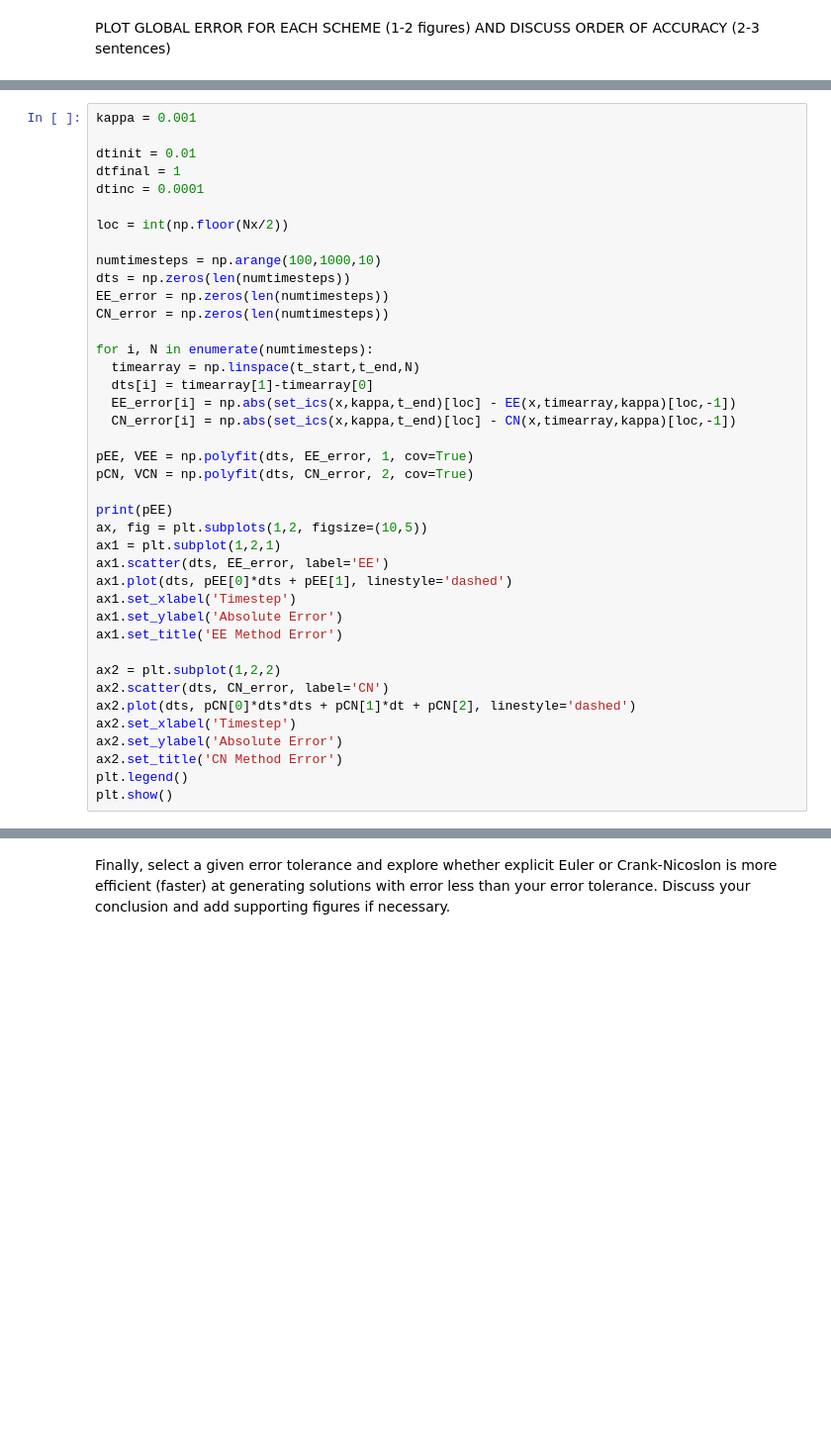
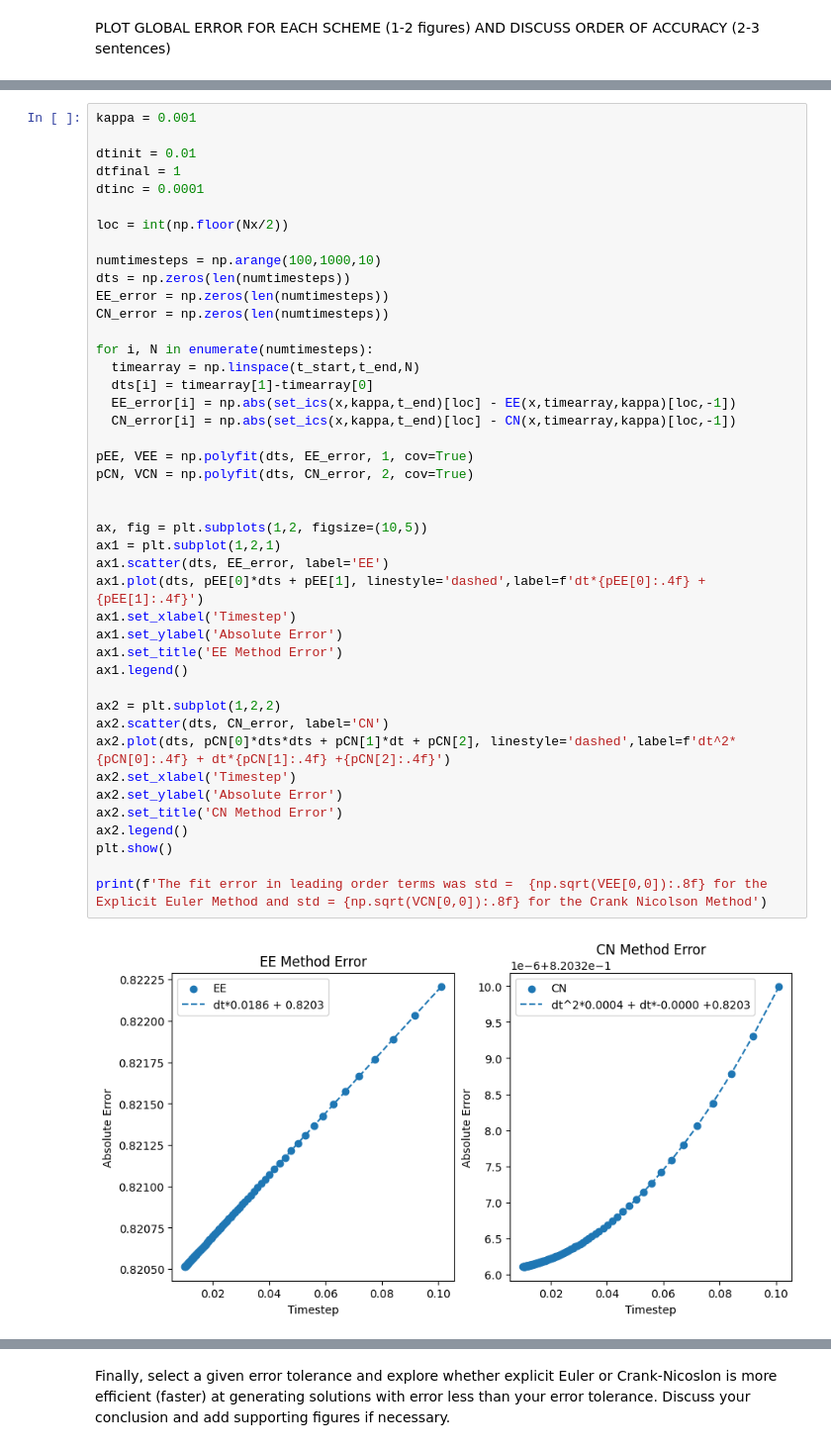
Before and after one commit to SquidsofDoom/QCES, a Jupyter notebook: Project1_numerical_methods.ipynb, the cells around one changed output, grey strips where cells are left out. Shown at 99% size. Drawn from its saved outputs; the diff is of its cells as text; blank space fills up the shorter version.

```diff
--- a/Project1_numerical_methods.ipynb
+++ b/Project1_numerical_methods.ipynb
@@ -354,34 +351,38 @@ dtinc = 0.0001
 loc = int(np.floor(Nx/2))
 
 numtimesteps = np.arange(100,1000,10)
 dts = np.zeros(len(numtimesteps))
 EE_error = np.zeros(len(numtimesteps))
 CN_error = np.zeros(len(numtimesteps))
 
 for i, N in enumerate(numtimesteps):
   timearray = np.linspace(t_start,t_end,N)
   dts[i] = timearray[1]-timearray[0]
   EE_error[i] = np.abs(set_ics(x,kappa,t_end)[loc] - EE(x,timearray,kappa)[loc,-1])
   CN_error[i] = np.abs(set_ics(x,kappa,t_end)[loc] - CN(x,timearray,kappa)[loc,-1])
 
 pEE, VEE = np.polyfit(dts, EE_error, 1, cov=True)
 pCN, VCN = np.polyfit(dts, CN_error, 2, cov=True)
 
-print(pEE)
+
 ax, fig = plt.subplots(1,2, figsize=(10,5))
 ax1 = plt.subplot(1,2,1)
 ax1.scatter(dts, EE_error, label='EE')
-ax1.plot(dts, pEE[0]*dts + pEE[1], linestyle='dashed')
+ax1.plot(dts, pEE[0]*dts + pEE[1], linestyle='dashed',label=f'dt*{pEE[0]:.4f} + {pEE[1]:.4f}')
 ax1.set_xlabel('Timestep')
 ax1.set_ylabel('Absolute Error')
 ax1.set_title('EE Method Error')
+ax1.legend()
 
 ax2 = plt.subplot(1,2,2)
 ax2.scatter(dts, CN_error, label='CN')
-ax2.plot(dts, pCN[0]*dts*dts + pCN[1]*dt + pCN[2], linestyle='dashed')
+ax2.plot(dts, pCN[0]*dts*dts + pCN[1]*dt + pCN[2], linestyle='dashed',label=f'dt^2*{pCN[0]:.4f} + dt*{pCN[1]:.4f} +{pCN[2]:.4f}')
 ax2.set_xlabel('Timestep')
 ax2.set_ylabel('Absolute Error')
 ax2.set_title('CN Method Error')
-plt.legend()
+ax2.legend()
 plt.show()
+
+print(f'The fit error in leading order terms was std =  {np.sqrt(VEE[0,0]):.8f} for the Explicit Euler Method and std = {np.sqrt(VCN[0,0]):.8f} for the Crank Nicolson Method')
 # %% [output]
+[figure, new version]
```
Also changed, not shown: parts of 6 cells of this notebook.
